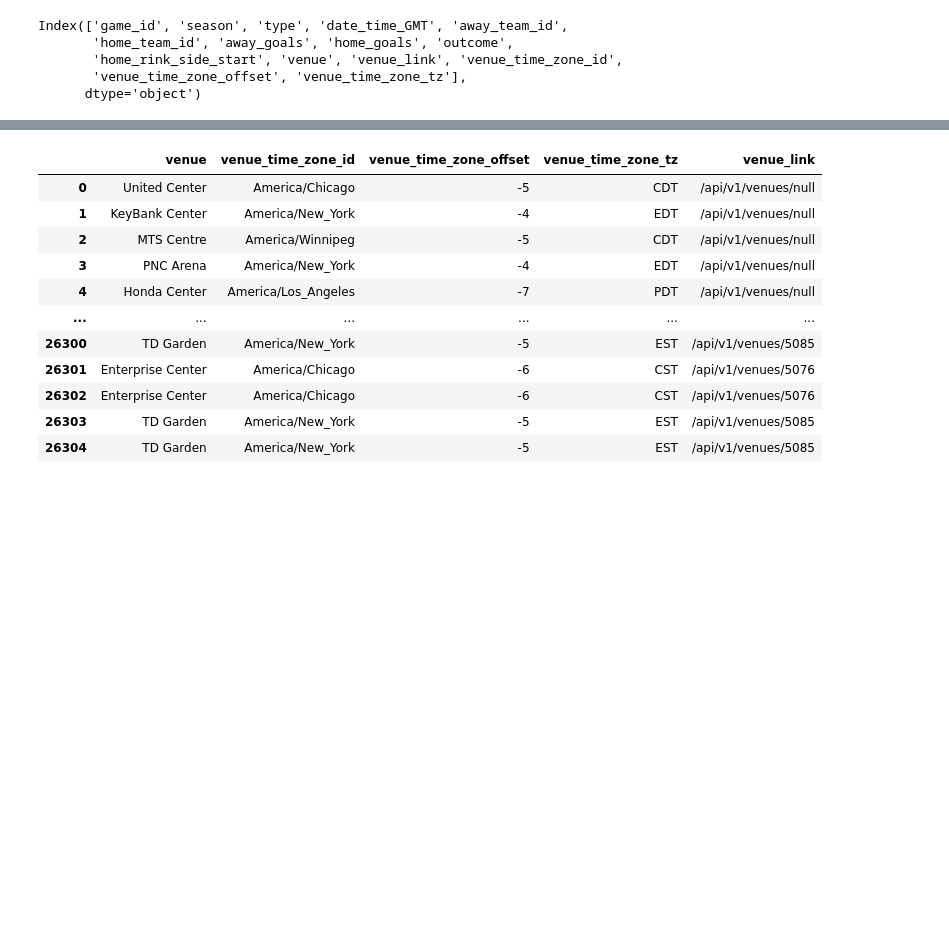
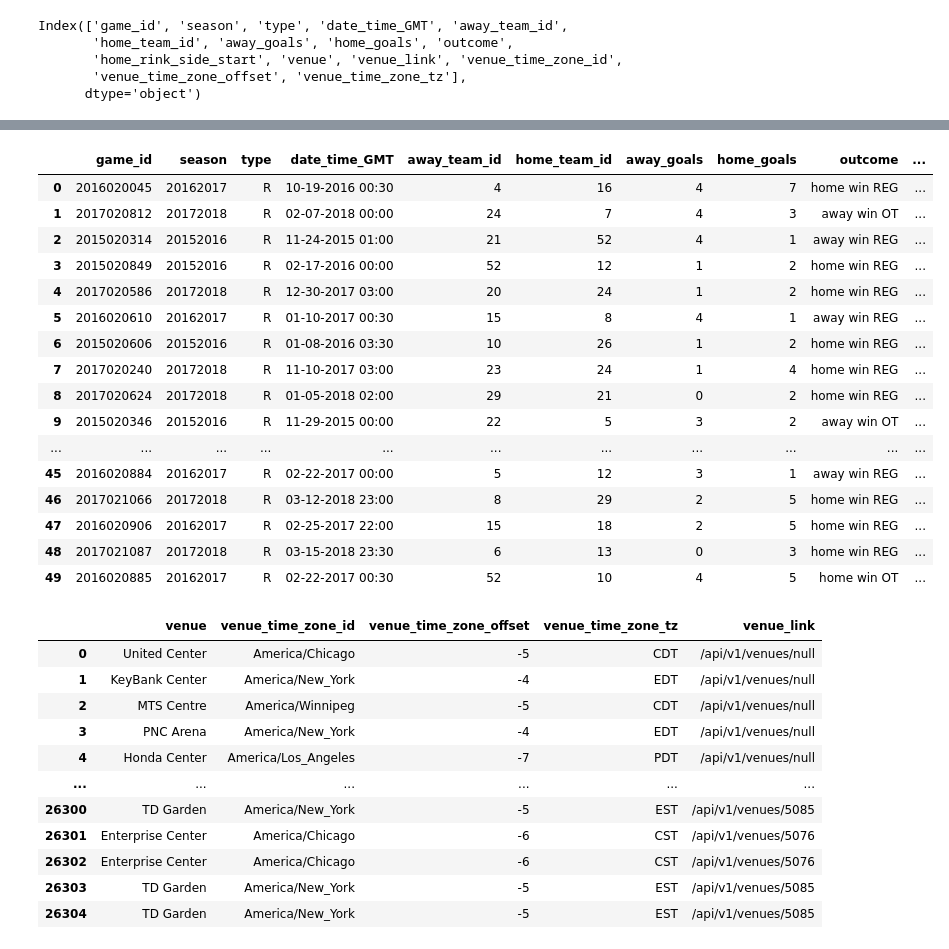
Before and after one commit to rosnibhanu/tech_project, a Jupyter notebook: mini_project-1.ipynb, the cells around one changed output, grey strips where cells are left out. Saved outputs shown, nothing was run; the diff lists cells and outputs as text; code cells hidden in the pictures; blank space fills up the shorter version.

```diff
--- a/mini_project-1.ipynb
+++ b/mini_project-1.ipynb
@@ -65,3 +129,32 @@ Index(['game_id', 'season', 'type', 'date_time_GMT', 'away_team_id',
+# %%
+
+# Convert 'date_time_GMT' column to datetime format
+games['date_time_GMT'] = pd.to_datetime(games['date_time_GMT'], format='%Y-%m-%dT%H:%M:%SZ')
+
+# Convert datetime format to 'mm-dd-yyyy hh:mm' format
+games['date_time_GMT'] = games['date_time_GMT'].dt.strftime('%m-%d-%Y %H:%M')
+
+# Display the DataFrame with the updated 'date_time_GMT' column
+#print(games)
+games.head(50)
+# %% [output]
+|  | game_id | season | type | date_time_GMT | away_team_id | home_team_id | away_goals | home_goals | outcome | ... |
+| 0 | 2016020045 | 20162017 | R | 10-19-2016 00:30 | 4 | 16 | 4 | 7 | home win REG | ... |
+| 1 | 2017020812 | 20172018 | R | 02-07-2018 00:00 | 24 | 7 | 4 | 3 | away win OT | ... |
+| 2 | 2015020314 | 20152016 | R | 11-24-2015 01:00 | 21 | 52 | 4 | 1 | away win REG | ... |
+| 3 | 2015020849 | 20152016 | R | 02-17-2016 00:00 | 52 | 12 | 1 | 2 | home win REG | ... |
+| 4 | 2017020586 | 20172018 | R | 12-30-2017 03:00 | 20 | 24 | 1 | 2 | home win REG | ... |
+| 5 | 2016020610 | 20162017 | R | 01-10-2017 00:30 | 15 | 8 | 4 | 1 | away win REG | ... |
+| 6 | 2015020606 | 20152016 | R | 01-08-2016 03:30 | 10 | 26 | 1 | 2 | home win REG | ... |
+| 7 | 2017020240 | 20172018 | R | 11-10-2017 03:00 | 23 | 24 | 1 | 4 | home win REG | ... |
+| 8 | 2017020624 | 20172018 | R | 01-05-2018 02:00 | 29 | 21 | 0 | 2 | home win REG | ... |
+| 9 | 2015020346 | 20152016 | R | 11-29-2015 00:00 | 22 | 5 | 3 | 2 | away win OT | ... |
+| ... | ... | ... | ... | ... | ... | ... | ... | ... | ... | ... |
+| 45 | 2016020884 | 20162017 | R | 02-22-2017 00:00 | 5 | 12 | 3 | 1 | away win REG | ... |
+| 46 | 2017021066 | 20172018 | R | 03-12-2018 23:00 | 8 | 29 | 2 | 5 | home win REG | ... |
+| 47 | 2016020906 | 20162017 | R | 02-25-2017 22:00 | 15 | 18 | 2 | 5 | home win REG | ... |
+| 48 | 2017021087 | 20172018 | R | 03-15-2018 23:30 | 6 | 13 | 0 | 3 | home win REG | ... |
+| 49 | 2016020885 | 20162017 | R | 02-22-2017 00:30 | 52 | 10 | 4 | 5 | home win OT | ... |
 # %%
 venue_df=games[['venue','venue_time_zone_id','venue_time_zone_offset', 'venue_time_zone_tz', 'venue_link']]
 venue_df
```
Also changed, not shown: parts of 6 cells of this notebook, 1 other file.
